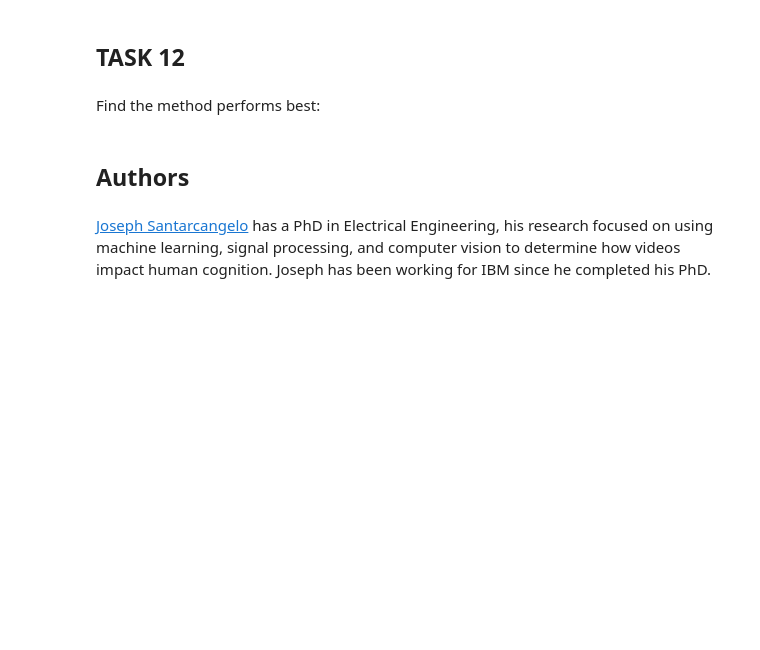
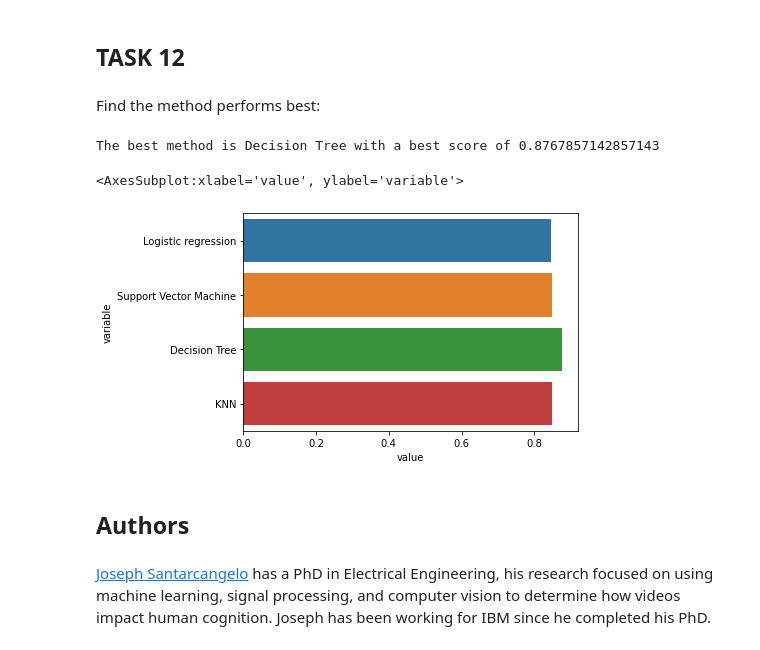
Before and after one commit to Sanfiel91/Data_Science, a Jupyter notebook: SpaceX_Machine Learning Prediction_Part_5.ipynb, the cells around one changed output. Drawn from its saved outputs; the diff is of its cells as text; code cells hidden in the pictures; blank space fills up the shorter version.

```diff
--- a/SpaceX_Machine Learning Prediction_Part_5.ipynb
+++ b/SpaceX_Machine Learning Prediction_Part_5.ipynb
@@ -309,6 +290,6 @@ parameters = {'n_neighbors': [1, 2, 3, 4, 5, 6, 7, 8, 9, 10],
 
 KNN = KNeighborsClassifier()
 # %%
-knn_cv = GridSearchCV(KNN, parameters)
+knn_cv = GridSearchCV(KNN, parameters, cv=10)
 knn_cv.fit(X_train, Y_train)
 # %% [output]
@@ -341,6 +322,18 @@ plot_confusion_matrix(Y_test,yhat)
 ## TASK  12
 # %% [markdown]
 Find the method performs best:
+# %%
+import seaborn as sns
+BestScores = {'Logistic regression':[logreg_cv.best_score_],'Support Vector Machine':[svm_cv.best_score_],'Decision Tree': [tree_cv.best_score_],'KNN': [knn_cv.best_score_]}
+BestMethod = max(BestScores, key=lambda key: BestScores[key])
+print(f'The best method is {BestMethod} with a best score of {BestScores.get(BestMethod)[0]}')
+BestScores = pd.DataFrame(BestScores)
+long_df = pd.melt(BestScores)
+sns.barplot(y = long_df.variable, x = long_df.value)
+# %% [output]
+The best method is Decision Tree with a best score of 0.8767857142857143
+<AxesSubplot:xlabel='value', ylabel='variable'>
+[figure, added]
 # %% [markdown]
 ## Authors
 # %% [markdown]
```
Also changed, not shown: parts of 12 cells of this notebook.
